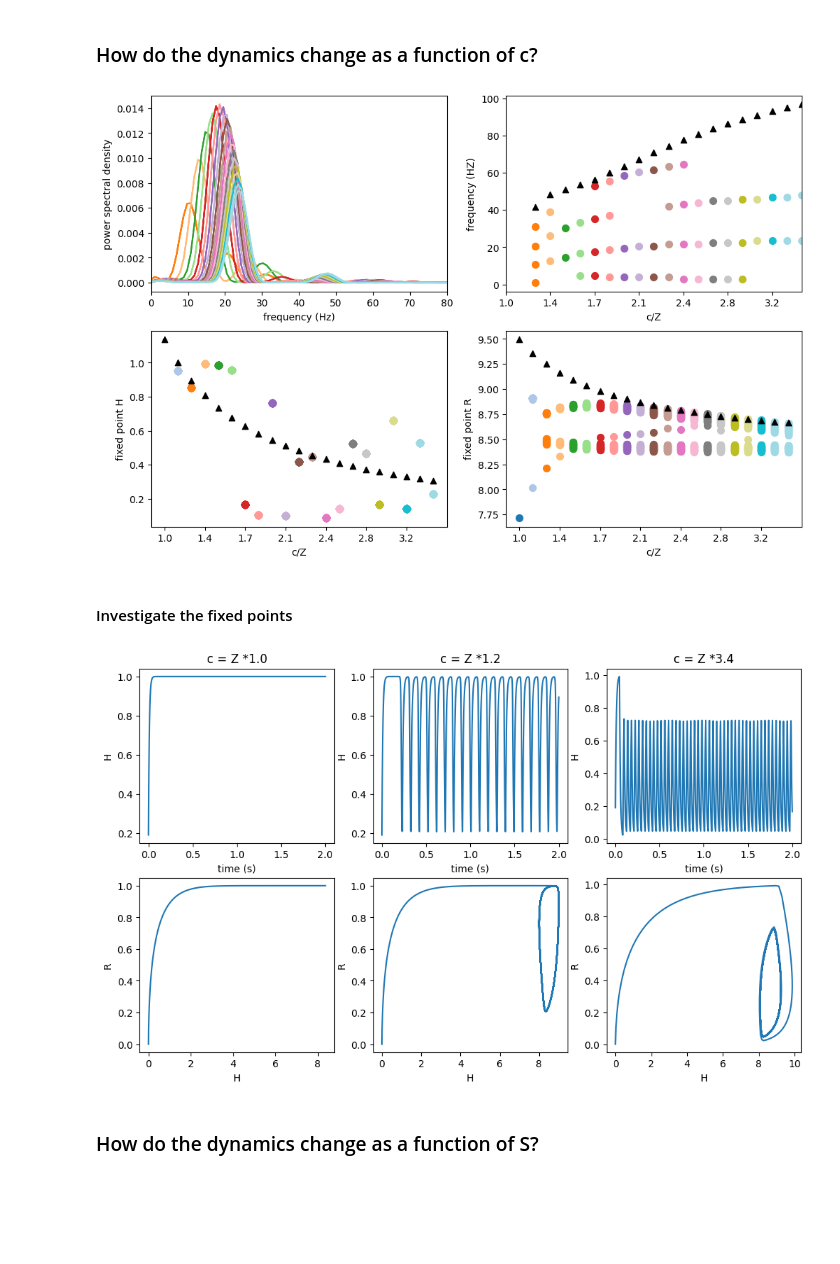
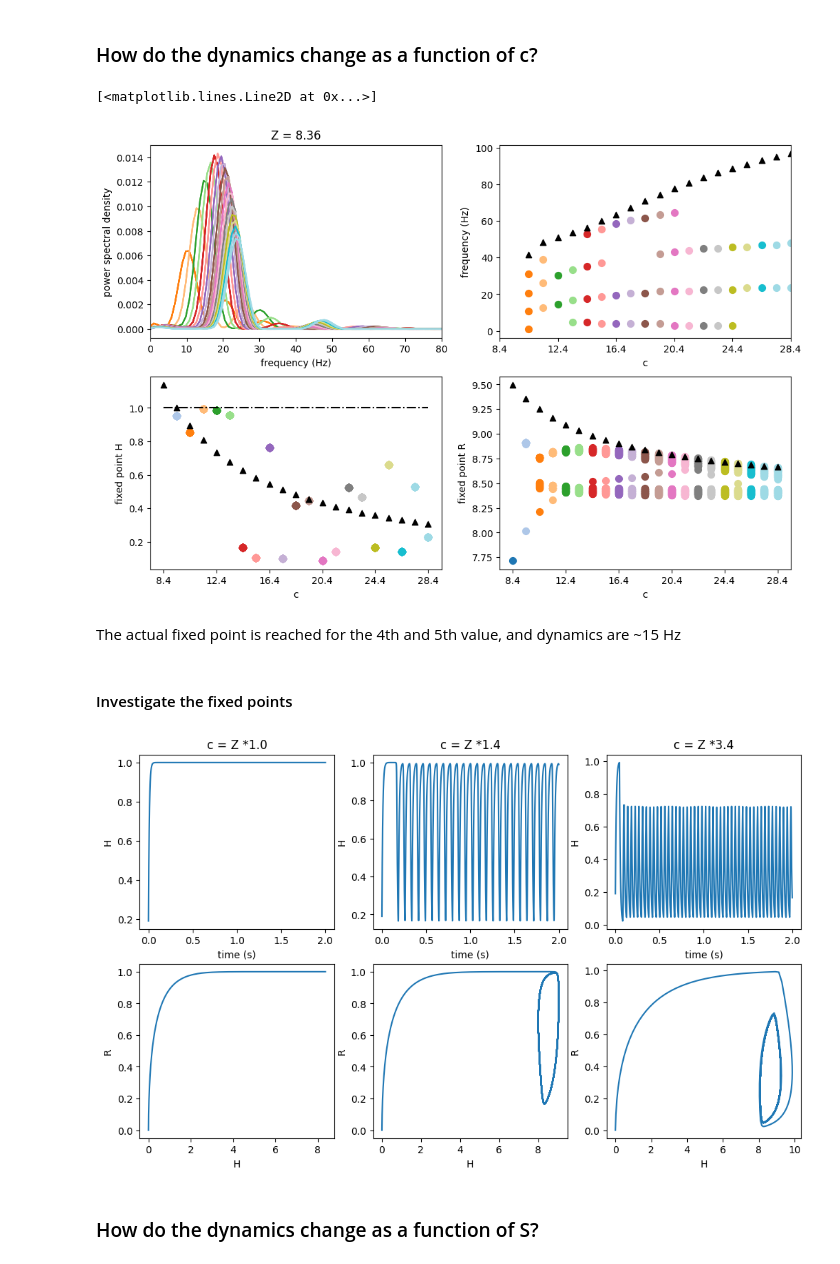
Before and after one commit to katduecker/dnn_osci, a Jupyter notebook: DynNN_figures_thesis.ipynb, the cells around one changed output. Drawn from its saved outputs; the diff is of its cells as text; code cells hidden in the pictures; blank space fills up the shorter version.

```diff
--- a/DynNN_figures_thesis.ipynb
+++ b/DynNN_figures_thesis.ipynb
@@ -545,11 +451,12 @@ for fi,pc in enumerate(Pxx):
 axs[0,0].set_xlim((0, 80))
 axs[0,0].set_xlabel('frequency (Hz)')
 axs[0,0].set_ylabel('power spectral density')
-axs[0,1].set_xlabel('c/Z')
-axs[0,1].set_xticks(np.arange(c_vec[0],c_vec[-1]+1,3))
-axs[0,1].set_xticklabels(np.round(np.arange(c_vec[0],c_vec[-1]+1,3)/Z,decimals=1))
+axs[0,1].set_xlabel('c')
+axs[0,1].set_xticks(np.arange(c_vec[0],c_vec[-1]+1,4))
+axs[0,1].set_xticklabels(np.round(np.arange(c_vec[0],c_vec[-1]+1,4),decimals=1))
+axs[0,0].set_title('Z = ' + str(round(Z,2)))
 
-axs[0,1].set_ylabel('frequency (HZ)')
+axs[0,1].set_ylabel('frequency (Hz)')
 axs[0,1].set_xlim((c_vec[0], c_vec[-1]))
 
 
@@ -571,44 +478,53 @@ for i,c in enumerate(c_vec):
   # actual fixed point
   axs[1,1].scatter(np.tile(c,(len(rval),1)),rval,color=cmap(i)[0:3],s=50)
 
   # predicted by linear stability analysis
   rfix = (c/(c-1)*Z)
   axs[1,1].scatter(c,rfix,color='k',marker="^")
 
-  axs[1,1].set_xlabel('c/Z')
-  axs[1,1].set_xticklabels(np.round(np.arange(c_vec[0],c_vec[-1]+1,3)/Z,decimals=1))
-  axs[1,1].set_xticks(np.arange(c_vec[0],c_vec[-1]+1,3))
+  axs[1,1].set_xlabel('c')
+  axs[1,1].set_xticklabels(np.round(np.arange(c_vec[0],c_vec[-1]+1,4),decimals=1))
+  axs[1,1].set_xticks(np.arange(c_vec[0],c_vec[-1]+1,4))
 
   axs[1,1].set_ylabel('fixed point R')
 
   dR = np.diff(Rt)
 
   mark_sign_chan = np.array(())
   for r in range(dR.shape[0]-1):
     if (np.sign(dR[r])+np.sign(dR[r+1])) == 0:
       mark_sign_chan = np.append(mark_sign_chan,h)
 
   hval = [Ht[int(m-1)] for i,m in enumerate(mark_sign_chan)]
 
   # actual fixed point
   axs[1,0].scatter(np.tile(c,(len(hval),1)),hval,color=cmap(i)[0:3],s=50)
 
+
+
+
   # predicted by linear stability analysis
   hfix = Z/(c-1)
   axs[1,0].scatter(c,hfix,color='k',marker="^")
 
 
-  axs[1,0].set_xlabel('c/Z')
-  axs[1,0].set_xticklabels(np.round(np.arange(c_vec[0],c_vec[-1]+1,3)/Z,decimals=1))
-  axs[1,0].set_xticks(np.arange(c_vec[0],c_vec[-1]+1,3))
+  axs[1,0].set_xlabel('c')
+  axs[1,0].set_xticklabels(np.round(np.arange(c_vec[0],c_vec[-1]+1,4),decimals=1))
+  axs[1,0].set_xticks(np.arange(c_vec[0],c_vec[-1]+1,4))
 
   axs[1,0].set_ylabel('fixed point H')
+
+# what the fixed point shoild be
+axs[1,0].plot(c_vec,np.ones_like(c_vec)*sigmoid(Z,[2,-2.5]),color='k',linestyle='-.')
 # %% [output]
+[<matplotlib.lines.Line2D at 0x...>]
-[figure, old version]
+[figure, new version]
+# %% [markdown]
+The actual fixed point is reached for the 4th and 5th value, and dynamics are ~15 Hz
 # %% [markdown]
 #### Investigate the fixed points
 # %%
-inv_c = np.array((c_vec[0],c_vec[2],c_vec[-1]))
+inv_c = np.array((c_vec[0],c_vec[3],c_vec[-1]))
 
 
 plt.rcParams["figure.figsize"] = (12,7)
@@ -627,7 +543,7 @@ for i,c in enumerate(inv_c):
   axs[1,i].set_xlabel('H')
   axs[1,i].set_ylabel('R')
 # %% [output]
-[figure, old version]
+[figure, new version]
 # %% [markdown]
 ### How do the dynamics change as a function of S?
 # %%
```
Also changed, not shown: parts of 27 cells of this notebook.
